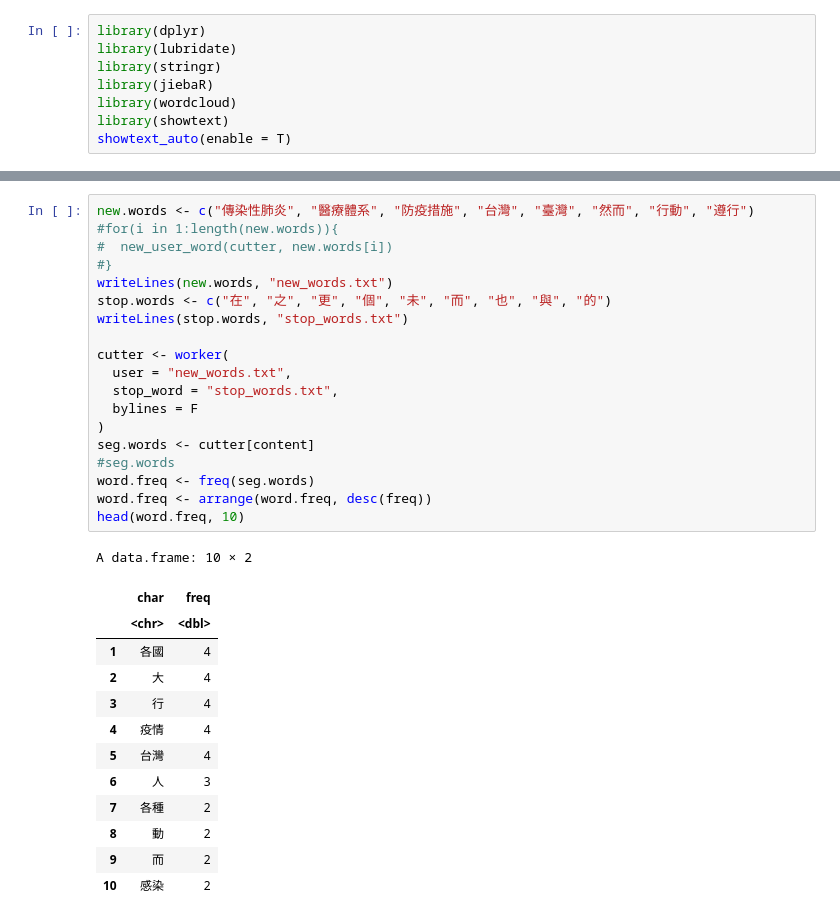
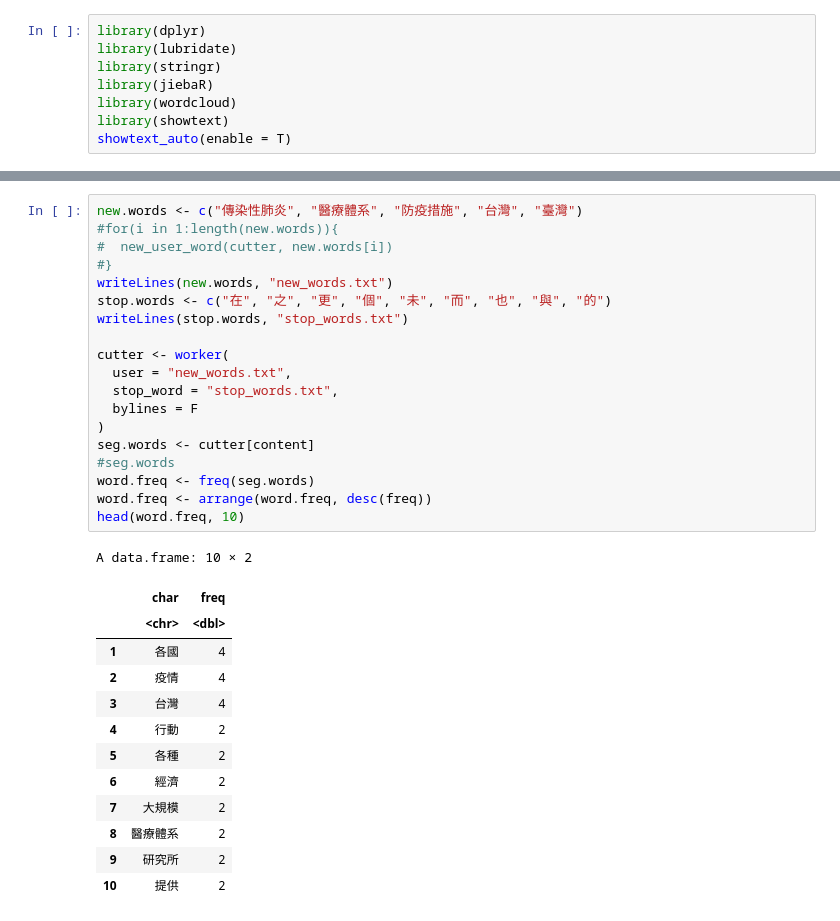
Before and after one commit to llskyhi/109-2_BigDataProgramming, a Jupyter notebook: 0330_1.ipynb, the cells around one changed output, grey strips where cells are left out. Saved outputs shown, nothing was run; the diff lists cells and outputs as text.

```diff
--- a/0330_1.ipynb
+++ b/0330_1.ipynb
@@ -69,36 +69,36 @@ cutter[content]
 # %%
-new.words <- c("傳染性肺炎", "醫療體系", "防疫措施", "台灣", "臺灣", "然而", "行動", "遵行")
+new.words <- c("傳染性肺炎", "醫療體系", "防疫措施", "台灣", "臺灣")
 #for(i in 1:length(new.words)){
 #  new_user_word(cutter, new.words[i])
 #}
 writeLines(new.words, "new_words.txt")
 stop.words <- c("在", "之", "更", "個", "未", "而", "也", "與", "的")
 writeLines(stop.words, "stop_words.txt")
 
 cutter <- worker(
   user = "new_words.txt",
   stop_word = "stop_words.txt",
   bylines = F
 )
 seg.words <- cutter[content]
 #seg.words
 word.freq <- freq(seg.words)
 word.freq <- arrange(word.freq, desc(freq))
 head(word.freq, 10)
 # %% [output]
 A data.frame: 10 × 2
 |  | char | freq |
 |  | <chr> | <dbl> |
 | 1 | 各國 | 4 |
-| 2 | ⼤ | 4 |
-| 3 | ⾏ | 4 |
-| 4 | 疫情 | 4 |
-| 5 | 台灣 | 4 |
-| 6 | ⼈ | 3 |
-| 7 | 各種 | 2 |
-| 8 | 動 | 2 |
-| 9 | ⽽ | 2 |
-| 10 | 感染 | 2 |
+| 2 | 疫情 | 4 |
+| 3 | 台灣 | 4 |
+| 4 | 行動 | 2 |
+| 5 | 各種 | 2 |
+| 6 | 經濟 | 2 |
+| 7 | 大規模 | 2 |
+| 8 | 醫療體系 | 2 |
+| 9 | 研究所 | 2 |
+| 10 | 提供 | 2 |
 # %%
 #par(family = ("Microsoft YaHei"))
 par(family = ("wqy-microhei"))
```
Also changed, not shown: parts of 2 cells of this notebook.
